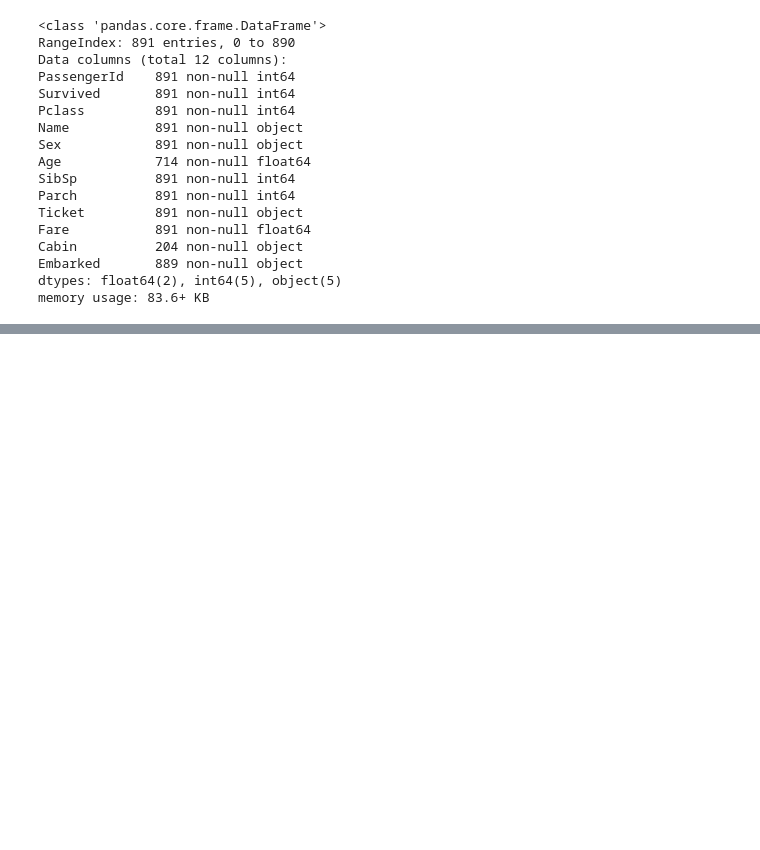
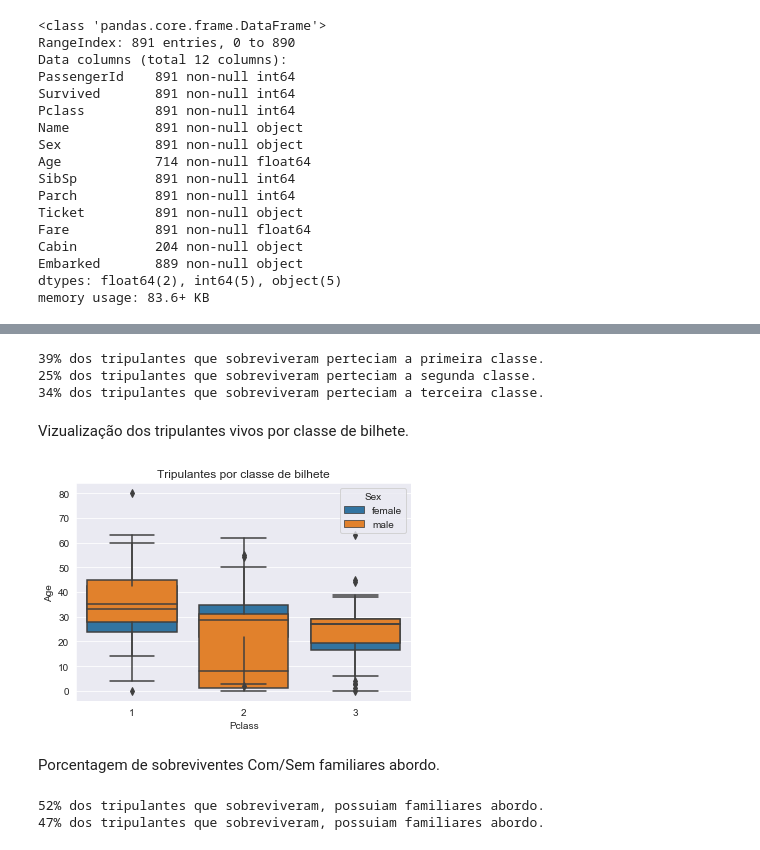
Before and after one commit to thiagueraGyn/final_project, a Jupyter notebook: final_project.ipynb, the cells around one changed output, grey strips where cells are left out. Saved outputs shown, nothing was run; the diff lists cells and outputs as text; code cells hidden in the pictures; blank space fills up the shorter version.

```diff
--- a/final_project.ipynb
+++ b/final_project.ipynb
@@ -326,0 +255,27 @@ plt.show()
+# %%
+print('{}% dos tripulantes que sobreviveram perteciam a primeira classe.'
+      .format(percente_cal(df_survived.query('Pclass == 1').shape[0],df_survived.shape[0])))
+print('{}% dos tripulantes que sobreviveram perteciam a segunda classe.'
+      .format(percente_cal(df_survived.query('Pclass == 2').shape[0],df_survived.shape[0])))
+print('{}% dos tripulantes que sobreviveram perteciam a terceira classe.'
+      .format(percente_cal(df_survived.query('Pclass == 3').shape[0],df_survived.shape[0])))
+# %% [output]
+39% dos tripulantes que sobreviveram perteciam a primeira classe.
+25% dos tripulantes que sobreviveram perteciam a segunda classe.
+34% dos tripulantes que sobreviveram perteciam a terceira classe.
+# %% [markdown]
+Vizualização dos tripulantes vivos por classe de bilhete.
+# %%
+catplot_render("Pclass", "Age", df_survived, "Sex", "Tripulantes por classe de bilhete")
+# %% [output]
+[figure, added]
+# %% [markdown]
+Porcentagem de sobreviventes Com/Sem familiares abordo.
+# %%
+print('{}% dos tripulantes que sobreviveram, possuiam familiares abordo.'
+      .format(percente_cal(df_survived.query('family == "yes"').shape[0],df_survived.shape[0])))
+print('{}% dos tripulantes que sobreviveram, possuiam familiares abordo.'
+      .format(percente_cal(df_survived.query('family == "no"').shape[0],df_survived.shape[0])))
+# %% [output]
+52% dos tripulantes que sobreviveram, possuiam familiares abordo.
+47% dos tripulantes que sobreviveram, possuiam familiares abordo.
```
Also changed, not shown: parts of 87 cells of this notebook, 5 other files.
